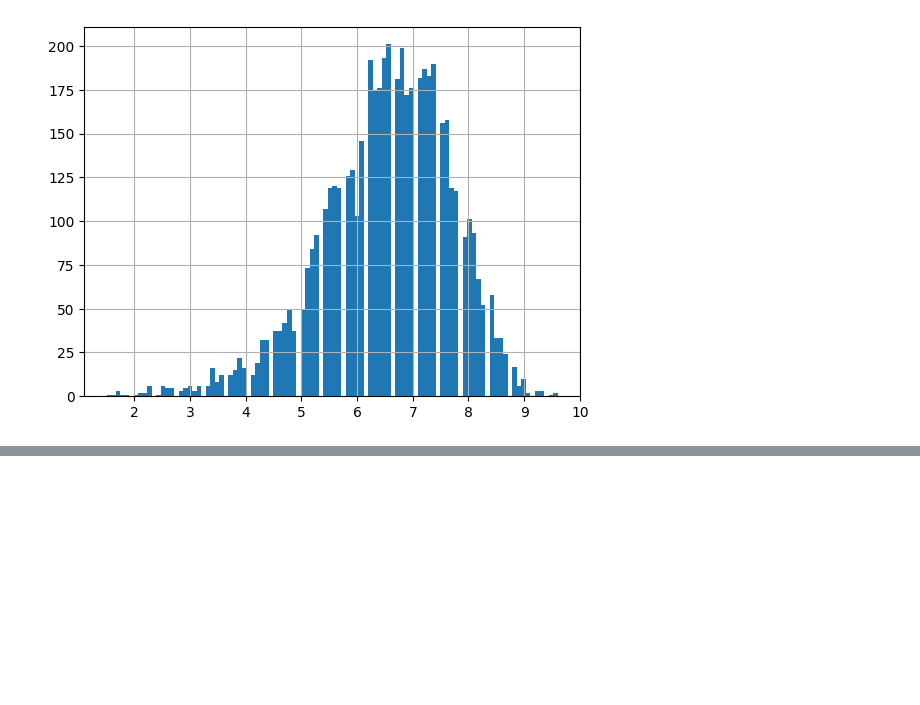
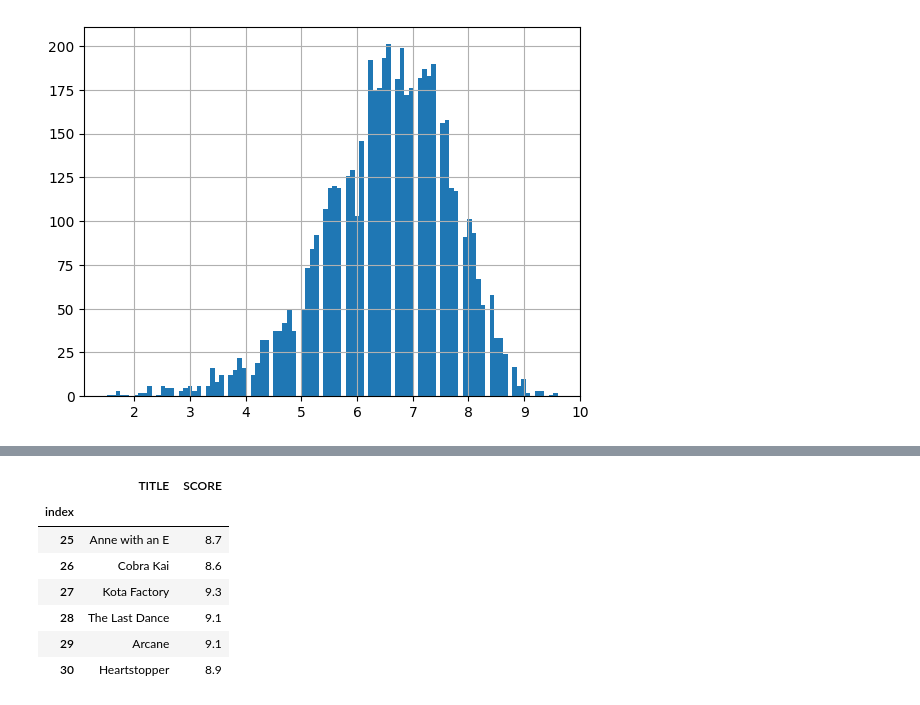
Before and after one commit to nfl6fh/DS-2002_final_project, a Jupyter notebook: testing.ipynb, the cells around one changed output, grey strips where cells are left out. Cells and saved outputs as stored; diff of their text form; code cells hidden in the pictures; blank space fills up the shorter version.

```diff
--- a/testing.ipynb
+++ b/testing.ipynb
@@ -124,0 +193,11 @@ titles.imdb_score.hist(bins=100)
+# %%
+show_yr[['TITLE', 'SCORE']]
+# %% [output]
+|  | TITLE | SCORE |
+| index |  |  |
+| 25 | Anne with an E | 8.7 |
+| 26 | Cobra Kai | 8.6 |
+| 27 | Kota Factory | 9.3 |
+| 28 | The Last Dance | 9.1 |
+| 29 | Arcane | 9.1 |
+| 30 | Heartstopper | 8.9 |
```
Also changed, not shown: parts of 5 cells of this notebook, 2 other files.
